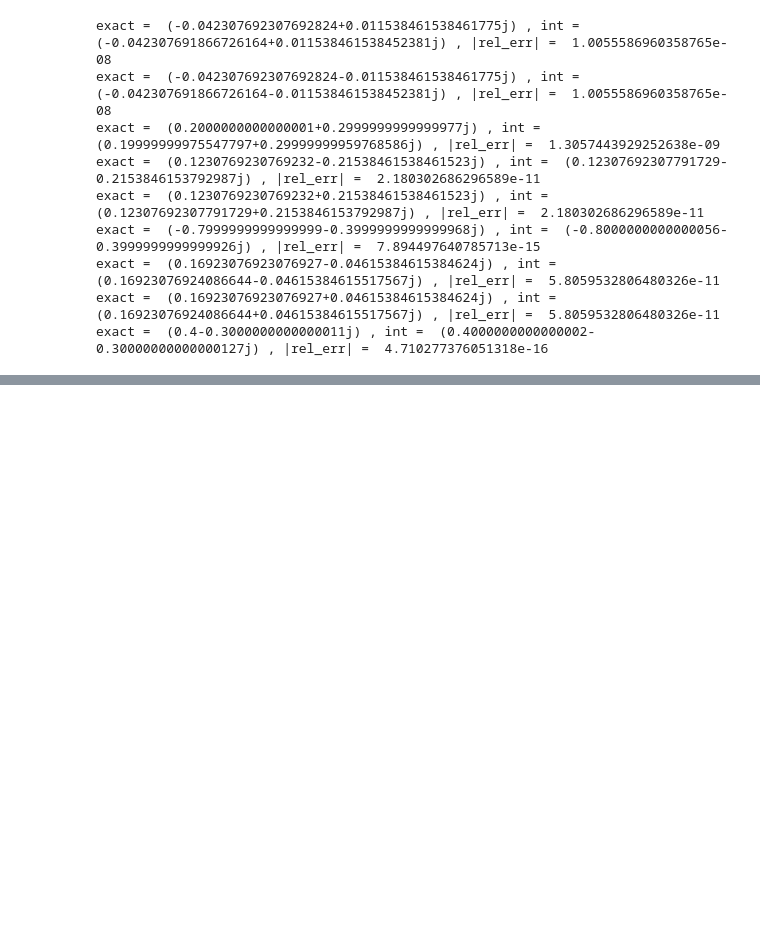
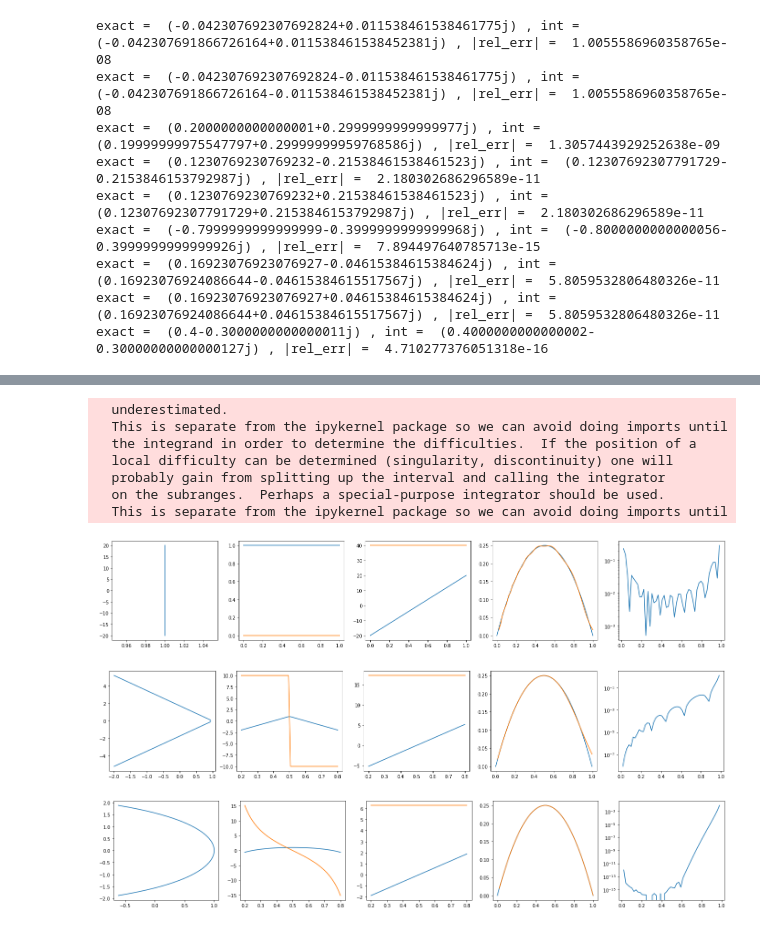
Before and after one commit to NNPDF/eko, a Jupyter notebook: jupyter/interpolation.ipynb, the cells around one changed output, grey strips where cells are left out. Drawn from its saved outputs; the diff is of its cells as text; code cells hidden in the pictures; blank space fills up the shorter version.

Commit message:
add inv Mellin to interpolation

```diff
--- a/jupyter/interpolation.ipynb
+++ b/jupyter/interpolation.ipynb
@@ -144,0 +179,55 @@ test_iterpolation_N(get_toy_pdf_x(toy_alpha,toy_beta),get_toy_pdf_N(toy_alpha,to
+# %%
+def test_inverse_Mellin_transform(fx,fN,path,jac,plot_ts = np.linspace(0.,1),cut=0.):
+    """plot Mellin integration path and compare numeric inversion to real thing"""
+    xs = np.linspace(0.,1.)
+    plt.figure(2,(24,4))
+    plt.subplot(151)
+    ps = [path(t) for t in plot_ts]
+    plt.plot(np.real(ps),np.imag(ps))
+    plt.subplot(152)
+    pds = [jac(t) for t in plot_ts]
+    plt.plot(plot_ts,np.real(ps))
+    plt.plot(plot_ts,np.real(pds))
+    plt.subplot(153)
+    plt.plot(plot_ts,np.imag(ps))
+    plt.plot(plot_ts,np.imag(pds))
+    plt.subplot(154)
+    ys = [fx(x) for x in xs]
+    plt.plot(xs,ys)
+    yps = [inverse_Mellin_transform(fN,path,jac,x,cut) for x in xs]
+    if isinstance(yps[0],tuple):
+        yps = [yp[0] for yp in yps]
+    plt.plot(xs,yps)
+    plt.subplot(155)
+    plt.semilogy(xs,[np.abs((ys[j] - yps[j])/ys[j]) for j in range(len(xs))])
+    plt.show()
+
+p,j = get_path_line(20)
+test_inverse_Mellin_transform(get_toy_pdf_x(1,1),
+                              get_toy_pdf_N(1,1),
+                              p,j
+                              )
+p,j = get_path_edge(20)
+test_inverse_Mellin_transform(get_toy_pdf_x(1,1),
+                              get_toy_pdf_N(1,1),
+                              p,j,
+                              np.linspace(.2,.8)
+                              )
+
+p,j = get_path_Talbot()
+test_inverse_Mellin_transform(get_toy_pdf_x(1,1),
+                              get_toy_pdf_N(1,1),
+                              p,j,
+                              np.linspace(.2,.8),1e-2
+                              )
+# %% [output]
+  underestimated.
+  This is separate from the ipykernel package so we can avoid doing imports until
+  the integrand in order to determine the difficulties.  If the position of a
+  local difficulty can be determined (singularity, discontinuity) one will
+  probably gain from splitting up the interval and calling the integrator
+  on the subranges.  Perhaps a special-purpose integrator should be used.
+  This is separate from the ipykernel package so we can avoid doing imports until
+[figure, added]
+[figure, added]
+[figure, added]
```
Also changed, not shown: parts of 8 cells of this notebook.
